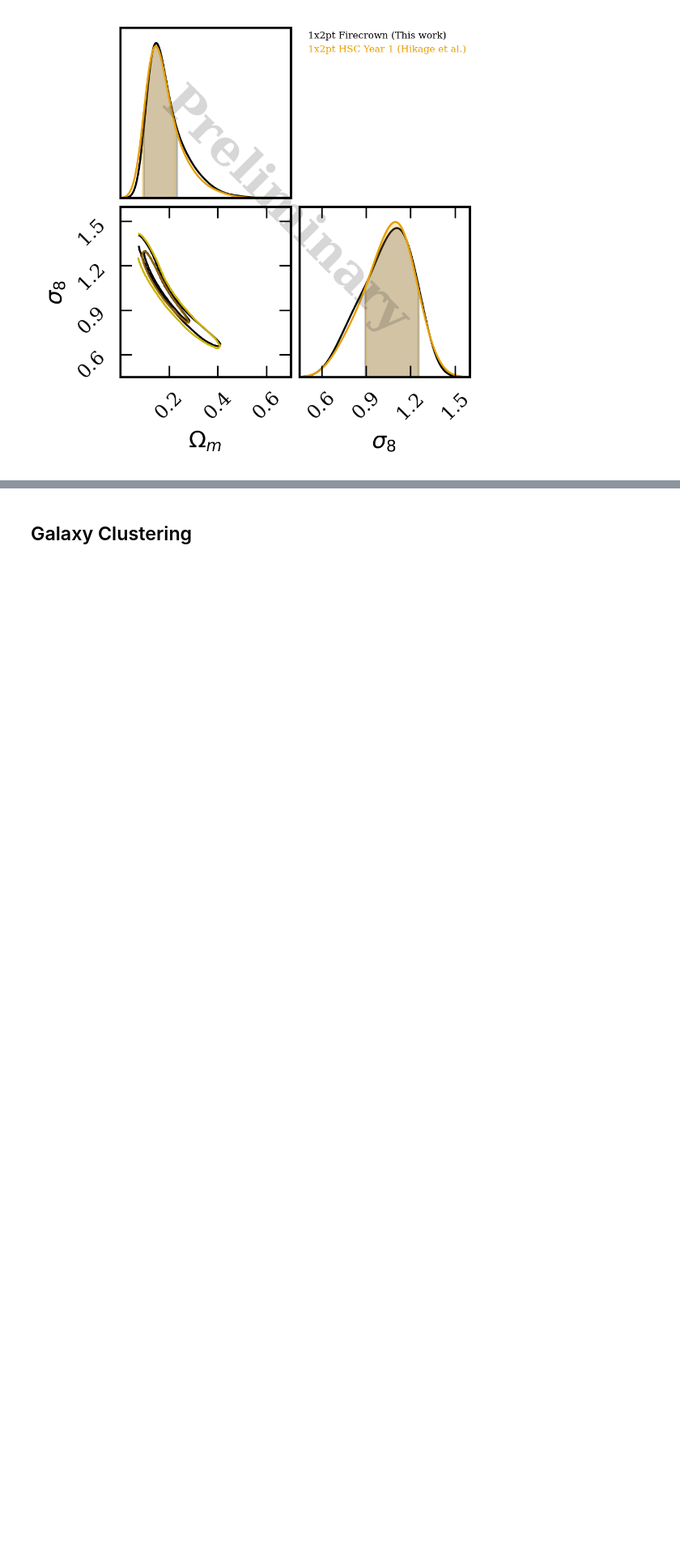
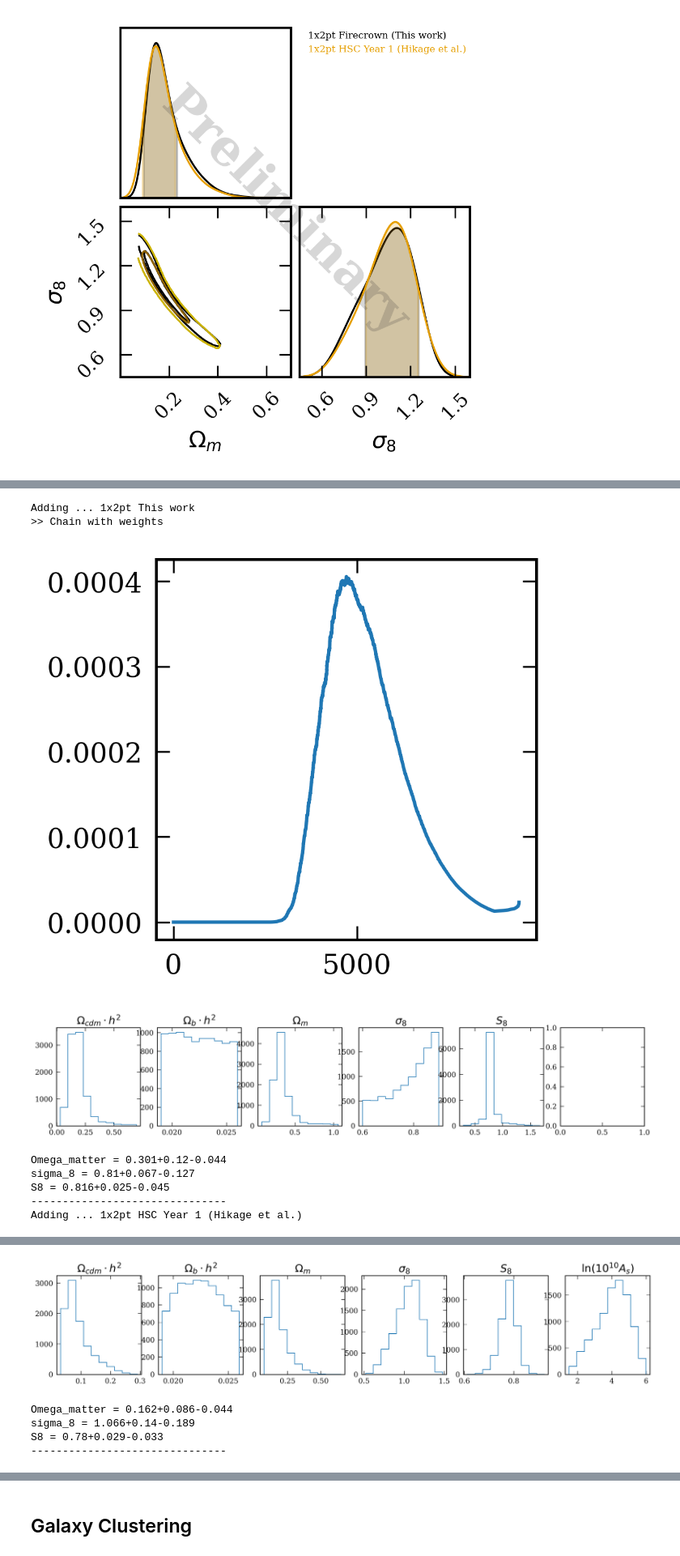
Before and after one commit to davsan06/HSC-PDR1-3x2pt-harmonic-methods, a Jupyter notebook: analysis/NBMCMC.ipynb, the cells around one changed output, grey strips where cells are left out. Shown at 81% size. Cells and saved outputs as stored; diff of their text form; code cells hidden in the pictures; blank space fills up the shorter version.

Commit message:
Working on high quality shear chain, hitting sigma prior

```diff
--- a/analysis/NBMCMC.ipynb
+++ b/analysis/NBMCMC.ipynb
@@ -49,0 +54,17 @@ Font size is 26
+# %%
+filename_desc = '/pscratch/sd/d/davidsan/new_firecrown/firecrown/examples/hsc_3x2pt/cosmicshear/output/cosmicshear_multinest_txpipe_with_systematics_polychord_sigma8/output.txt'
+# %%
+chain = HSCMCMCPlottingUtils.generate_cosmosis_chain(fname_list=[filename_desc],
+                                                     chain_label_list=['1x2pt This work'],
+                                                     add_hsc_hikage=True,
+                                                     add_prior=False)
+# %% [output]
+Adding ... 1x2pt This work
+>> Chain with weights
+[figure, added]
+[figure, added]
+Omega_matter = 0.301+0.12-0.044
+sigma_8 = 0.81+0.067-0.127
+S8 = 0.816+0.025-0.045
+-------------------------------
+Adding ... 1x2pt HSC Year 1 (Hikage et al.)
@@ -49,0 +72,5 @@ Font size is 26
+[figure, added]
+Omega_matter = 0.162+0.086-0.044
+sigma_8 = 1.066+0.14-0.189
+S8 = 0.78+0.029-0.033
+-------------------------------
```
Also changed, not shown: parts of 3 cells of this notebook, 1 other file.
